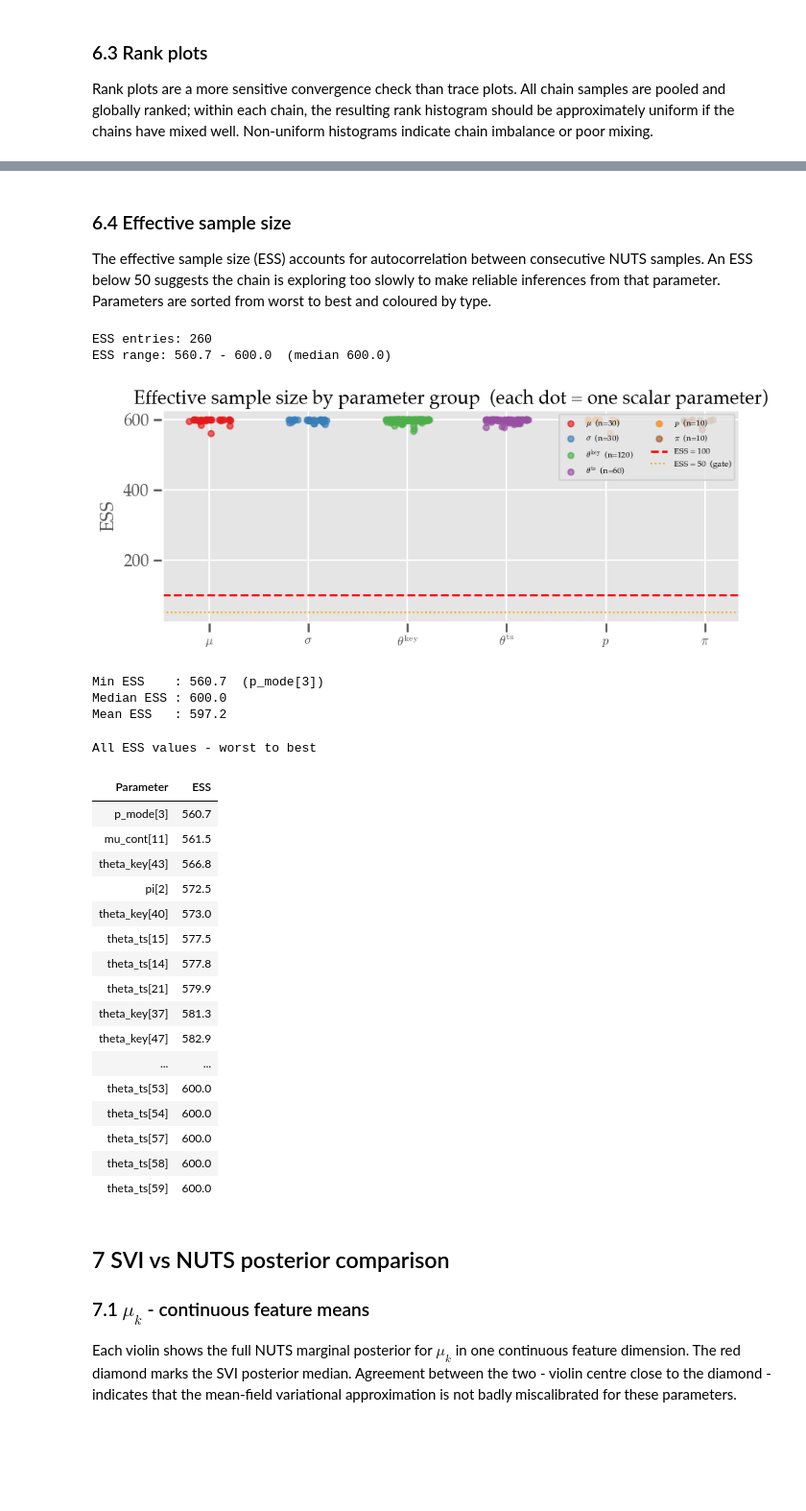
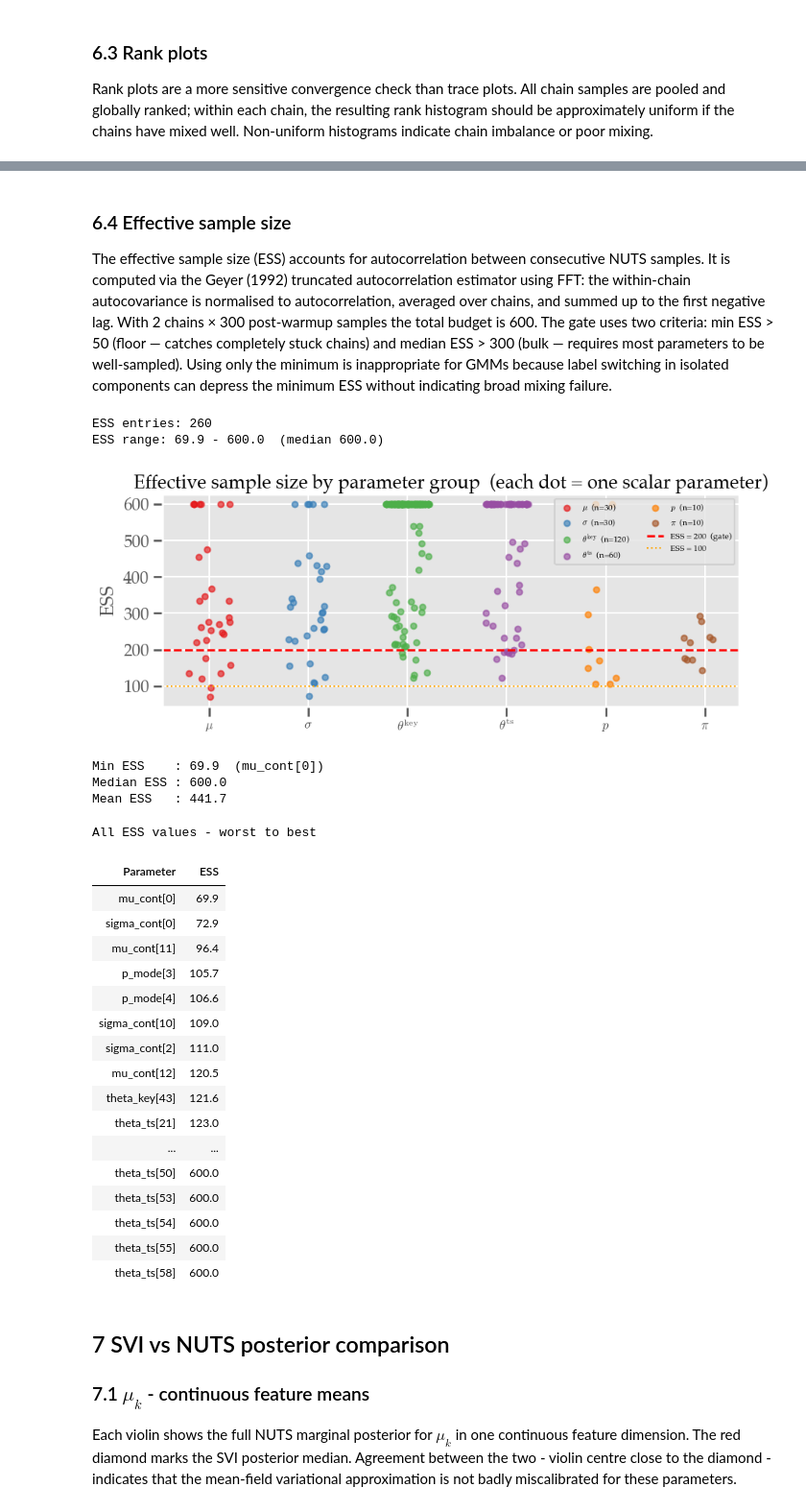
Before and after one commit to Maglehoj/MBML---2026, a Jupyter notebook: phase2_nuts_comparison.ipynb, the cells around one changed output, grey strips where cells are left out. Shown at 96% size. Cells and saved outputs as stored; diff of their text form; code cells hidden in the pictures; blank space fills up the shorter version.

```diff
--- a/phase2_nuts_comparison.ipynb
+++ b/phase2_nuts_comparison.ipynb
@@ -251,7 +251,7 @@ print("Stacked shapes:")
 for name, val in samples_by_chain.items():
     print(f"  {name:15s}: {tuple(val.shape)}")
 
-# Manual Gelman-Rubin R-hat and ESS - avoids Pyro stats API instability.
+# Manual Gelman-Rubin R-hat and autocorrelation-based ESS.
 def _rhat(t):
     """t: (n_chains, n_samples, ...) -> R-hat tensor of shape (...)"""
     n, m = t.shape[0], t.shape[1]
@@ -263,14 +263,25 @@ def _rhat(t):
     return (var_hat / W.clamp(min=1e-10)).sqrt()
 
 def _ess(t):
-    """t: (n_chains, n_samples, ...) -> rough ESS via variance ratio"""
-    n, m = t.shape[0], t.shape[1]
-    mu_c    = t.mean(dim=1)
-    mu      = mu_c.mean(dim=0)
-    B       = m / (n - 1) * ((mu_c - mu) ** 2).sum(0)
-    W       = ((t - mu_c.unsqueeze(1)) ** 2).mean(dim=(0, 1))
-    var_hat = (m - 1) / m * W + B / m
-    return (n * m * W / var_hat.clamp(min=1e-10)).clamp(max=float(n * m))
+    """Autocorrelation-based ESS (Geyer truncation). t: (n_chains, n_samples, ...)"""
+    C, S  = t.shape[0], t.shape[1]
+    extra = t.shape[2:]
+    x     = t.reshape(C, S, -1) - t.reshape(C, S, -1).mean(1, keepdim=True)
+    P     = x.shape[2]
+    nfft  = 2 ** int(np.ceil(np.log2(2 * S - 1)))
+    F     = torch.fft.rfft(x, n=nfft, dim=1)
+    acov  = torch.fft.irfft(F * F.conj(), n=nfft, dim=1)[:, :S, :] / S    # (C, S, P)
+    rho   = (acov / acov[:, :1, :].clamp(min=1e-12)).mean(0)               # (S, P)
+    rho1  = rho[1:]                                                          # (S-1, P)
+    neg   = rho1 < 0
+    # Geyer truncation: stop summing at first negative autocorrelation lag.
+    first_neg = torch.where(neg.any(0), neg.float().argmax(0),
+                            torch.full((P,), S - 1, dtype=torch.long))
+    idx     = torch.arange(S - 1).unsqueeze(1)
+    mask    = idx < first_neg.unsqueeze(0)
+    rho_sum = (rho1 * mask.float()).sum(0)                                   # (P,)
+    ess     = ((C * S) / (1 + 2 * rho_sum)).clamp(max=float(C * S))
+    return ess.reshape(extra) if extra else ess.reshape(())
 
 diagnostics = {
     p: {'r_hat': _rhat(samples_by_chain[p]),
@@ -547,7 +558,7 @@ display(pd.DataFrame(_rows).set_index('Mood'))
 # %% [markdown]
 ### 6.4  Effective sample size
 
-The effective sample size (ESS) accounts for autocorrelation between consecutive NUTS samples. An ESS below 50 suggests the chain is exploring too slowly to make reliable inferences from that parameter. Parameters are sorted from worst to best and coloured by type.
+The effective sample size (ESS) accounts for autocorrelation between consecutive NUTS samples. It is computed via the Geyer (1992) truncated autocorrelation estimator using FFT: the within-chain autocovariance is normalised to autocorrelation, averaged over chains, and summed up to the first negative lag. With 2 chains × 300 post-warmup samples the total budget is 600. The gate uses two criteria: min ESS > 50 (floor — catches completely stuck chains) and median ESS > 300 (bulk — requires most parameters to be well-sampled). Using only the minimum is inappropriate for GMMs because label switching in isolated components can depress the minimum ESS without indicating broad mixing failure.
 # %%
 from IPython.display import display, HTML
 
@@ -575,8 +586,8 @@ for i, (ptype, label, color) in enumerate(PARAM_GROUPS):
     ax.scatter(np.full(len(vals), i) + jitter, vals,
                color=color, alpha=0.65, s=30, label=f'{label}  (n={len(vals)})')
 
-ax.axhline(100, color='red',    ls='--', lw=2,   label='ESS = 100')
-ax.axhline(50,  color='orange', ls=':',  lw=1.5, label='ESS = 50  (gate)')
+ax.axhline(200, color='red',    ls='--', lw=2,   label='ESS = 200  (gate)')
+ax.axhline(100, color='orange', ls=':',  lw=1.5, label='ESS = 100')
 ax.set_xticks(range(len(PARAM_GROUPS)))
 ax.set_xticklabels([g[1] for g in PARAM_GROUPS], fontsize=12)
 ax.set_ylabel('ESS')
@@ -592,59 +603,59 @@ if ess_vals:
     print(f"Mean ESS   : {np.mean(ess_vals):.1f}")
 
 # --- scrollable table (worst - best) ---
 def _ess_color(e):
-    if e < 50:  return '#c0392b'
-    if e < 100: return '#e67e22'
+    if e < 100: return '#c0392b'
+    if e < 200: return '#e67e22'
     return '#27ae60'
 
 rows = ''.join(
     f'<tr>'
     f'<td style="font-family:monospace;padding:2px 10px">{n}</td>'
     f'<td style="text-align:right;padding:2px 10px;'
-    f'color:{_ess_color(e)};font-weight:{"bold" if e < 50 else "normal"}">{e:.1f}</td>'
+    f'color:{_ess_color(e)};font-weight:{"bold" if e < 200 else "normal"}">{e:.1f}</td>'
     f'</tr>'
     for n, e in sorted(ess_items.items(), key=lambda x: x[1])
 )
 display(HTML(f'''
 <p style="font-size:13px;margin:10px 0 4px"><b>All ESS values - worst to best</b></p>
 <div style="height:250px;overflow-y:scroll;border:1px solid #ddd;border-radius:4px;
             padding:4px;font-size:12px">
   <table style="width:100%;border-collapse:collapse">
     <thead style="position:sticky;top:0;background:#f5f5f5">
       <tr>
         <th style="text-align:left;padding:3px 10px">Parameter</th>
         <th style="text-align:right;padding:3px 10px">ESS</th>
       </tr>
     </thead>
     <tbody>{rows}</tbody>
   </table>
 </div>
 '''))
 # %% [output]
 ESS entries: 260
-ESS range: 560.7 - 600.0  (median 600.0)
+ESS range: 69.9 - 600.0  (median 600.0)
-[figure, old version]
+[figure, new version]
-Min ESS    : 560.7  (p_mode[3])
+Min ESS    : 69.9  (mu_cont[0])
 Median ESS : 600.0
-Mean ESS   : 597.2
+Mean ESS   : 441.7
 All ESS values - worst to best
 | Parameter | ESS |
-| p_mode[3] | 560.7 |
-| mu_cont[11] | 561.5 |
-| theta_key[43] | 566.8 |
-| pi[2] | 572.5 |
-| theta_key[40] | 573.0 |
-| theta_ts[15] | 577.5 |
-| theta_ts[14] | 577.8 |
-| theta_ts[21] | 579.9 |
-| theta_key[37] | 581.3 |
-| theta_key[47] | 582.9 |
+| mu_cont[0] | 69.9 |
+| sigma_cont[0] | 72.9 |
+| mu_cont[11] | 96.4 |
+| p_mode[3] | 105.7 |
+| p_mode[4] | 106.6 |
+| sigma_cont[10] | 109.0 |
+| sigma_cont[2] | 111.0 |
+| mu_cont[12] | 120.5 |
+| theta_key[43] | 121.6 |
+| theta_ts[21] | 123.0 |
 | ... | ... |
+| theta_ts[50] | 600.0 |
 | theta_ts[53] | 600.0 |
 | theta_ts[54] | 600.0 |
-| theta_ts[57] | 600.0 |
+| theta_ts[55] | 600.0 |
 | theta_ts[58] | 600.0 |
-| theta_ts[59] | 600.0 |
 # %% [markdown]
 ## 7  SVI vs NUTS posterior comparison
 
```
Also changed, not shown: parts of 11 cells of this notebook, 3 other files.
